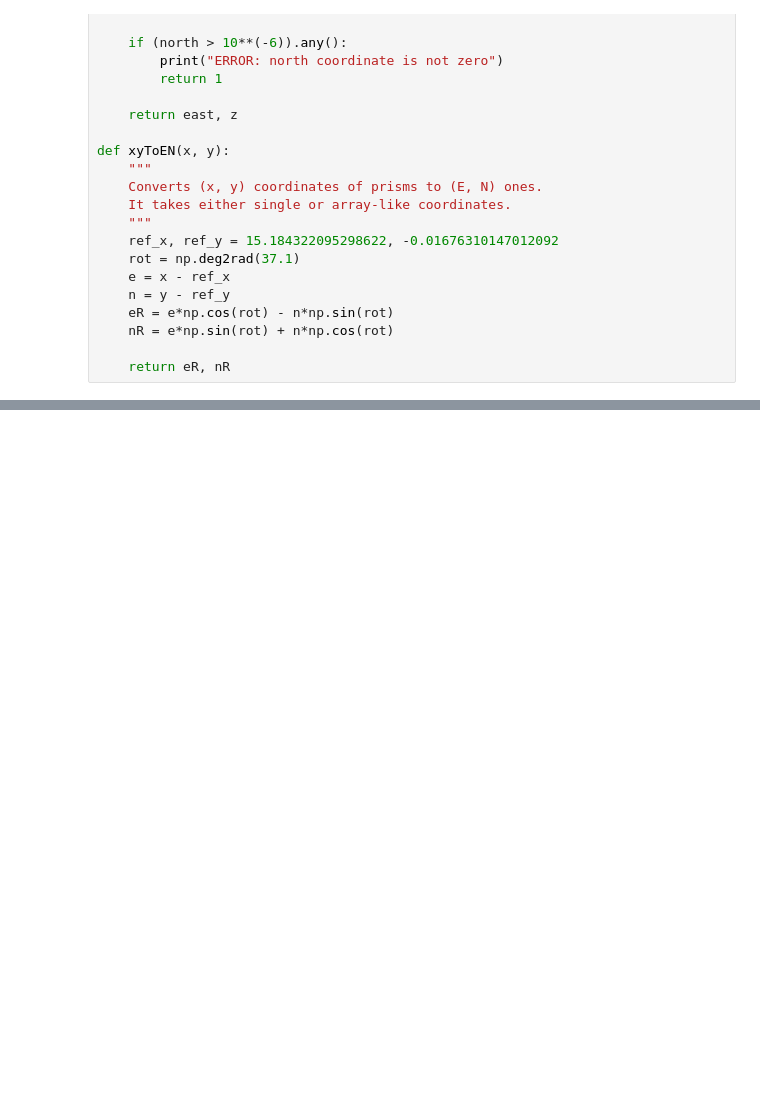
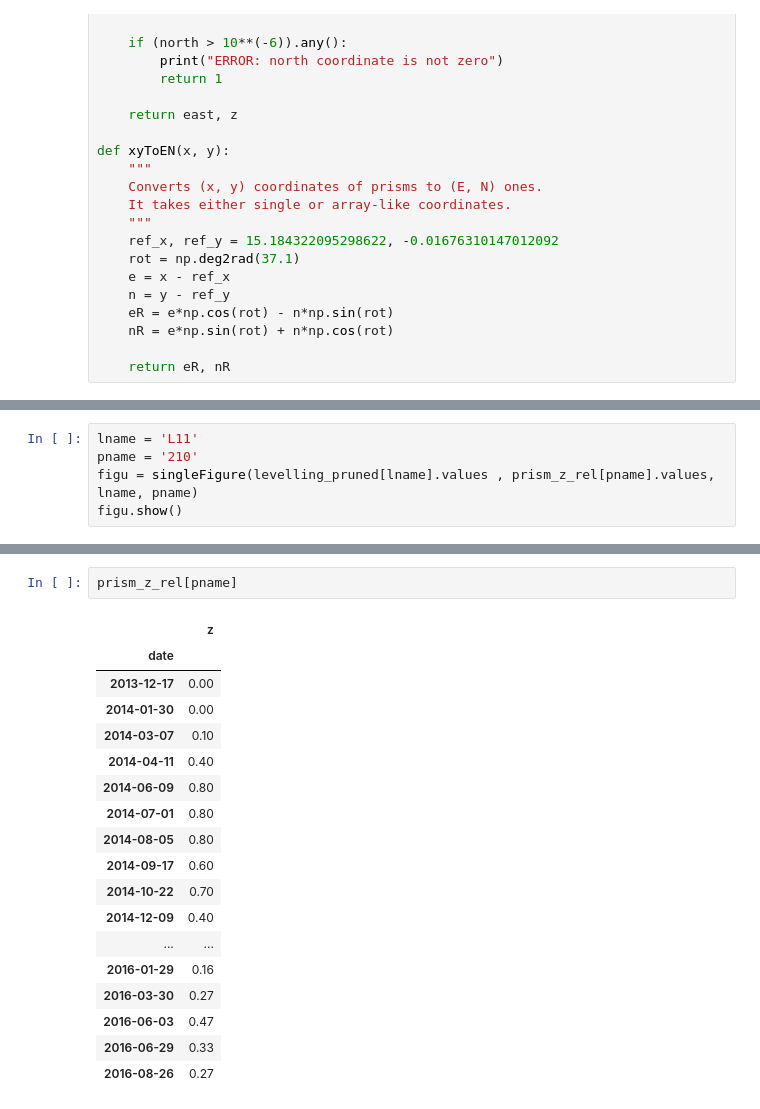
Before and after one commit to carloresta/baptistery-data, a Jupyter notebook: testing.ipynb, the cells around one changed output, grey strips where cells are left out. Cells and saved outputs as stored; diff of their text form; blank space fills up the shorter version.

```diff
--- a/testing.ipynb
+++ b/testing.ipynb
@@ -410,0 +383,5 @@ def couplesFromSelectedPrisms(selected_prisms):
+# %%
+lname = 'L11'
+pname = '210'
+figu = singleFigure(levelling_pruned[lname].values , prism_z_rel[pname].values, lname, pname)
+figu.show()
@@ -410,0 +390,21 @@ def couplesFromSelectedPrisms(selected_prisms):
+# %%
+prism_z_rel[pname]
+# %% [output]
+|  | z |
+| date |  |
+| 2013-12-17 | 0.00 |
+| 2014-01-30 | 0.00 |
+| 2014-03-07 | 0.10 |
+| 2014-04-11 | 0.40 |
+| 2014-06-09 | 0.80 |
+| 2014-07-01 | 0.80 |
+| 2014-08-05 | 0.80 |
+| 2014-09-17 | 0.60 |
+| 2014-10-22 | 0.70 |
+| 2014-12-09 | 0.40 |
+| ... | ... |
+| 2016-01-29 | 0.16 |
+| 2016-03-30 | 0.27 |
+| 2016-06-03 | 0.47 |
+| 2016-06-29 | 0.33 |
+| 2016-08-26 | 0.27 |
```
Also changed, not shown: parts of 11 cells of this notebook, 1 other file.
